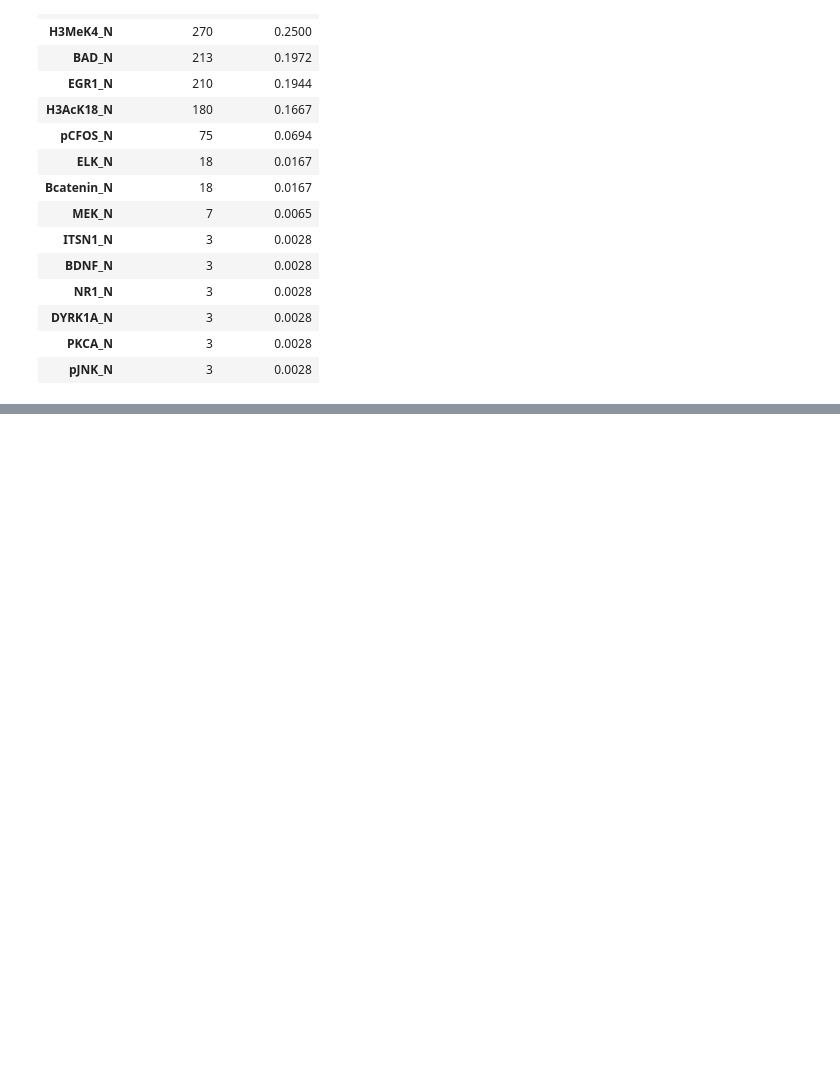
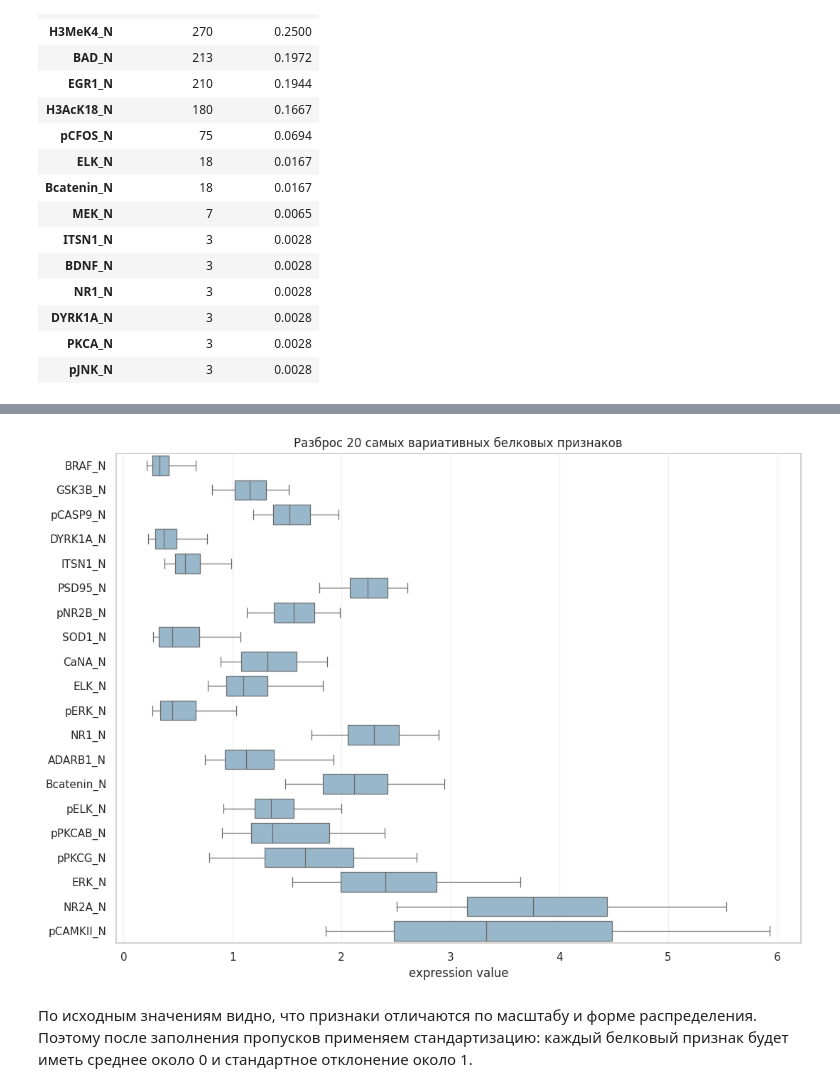
Before and after one commit to homka122/HomkaML, a Jupyter notebook: 1HW/hw1_mice_protein_clustering.ipynb, the cells around one changed output, grey strips where cells are left out. Saved outputs shown, nothing was run; the diff lists cells and outputs as text; code cells hidden in the pictures; blank space fills up the shorter version.

```diff
--- a/1HW/hw1_mice_protein_clustering.ipynb
+++ b/1HW/hw1_mice_protein_clustering.ipynb
@@ -133,0 +308,29 @@ missing_summary.query("missing_count > 0").head(15)
+# %%
+top_spread_features = feature_ranges.sort_values("std", ascending=False).head(20).index
+spread_plot_data = (
+    df[top_spread_features]
+    .melt(var_name="protein", value_name="expression")
+    .dropna()
+)
+
+fig, ax = plt.subplots(figsize=(11, 8))
+sns.boxplot(
+    data=spread_plot_data,
+    x="expression",
+    y="protein",
+    order=list(reversed(top_spread_features)),
+    ax=ax,
+    color="#8fb9d4",
+    linewidth=0.9,
+    showfliers=False,
+    whis=(5, 95),
+)
+ax.set_title("Разброс 20 самых вариативных белковых признаков")
+ax.set_xlabel("expression value")
+ax.set_ylabel("")
+ax.grid(axis="x", alpha=0.25)
+plt.tight_layout()
+# %% [output]
+[figure, added]
+# %% [markdown]
+По исходным значениям видно, что признаки отличаются по масштабу и форме распределения. Поэтому после заполнения пропусков применяем стандартизацию: каждый белковый признак будет иметь среднее около 0 и стандартное отклонение около 1.
```
Also changed, not shown: parts of 20 cells of this notebook, 1 other file.
